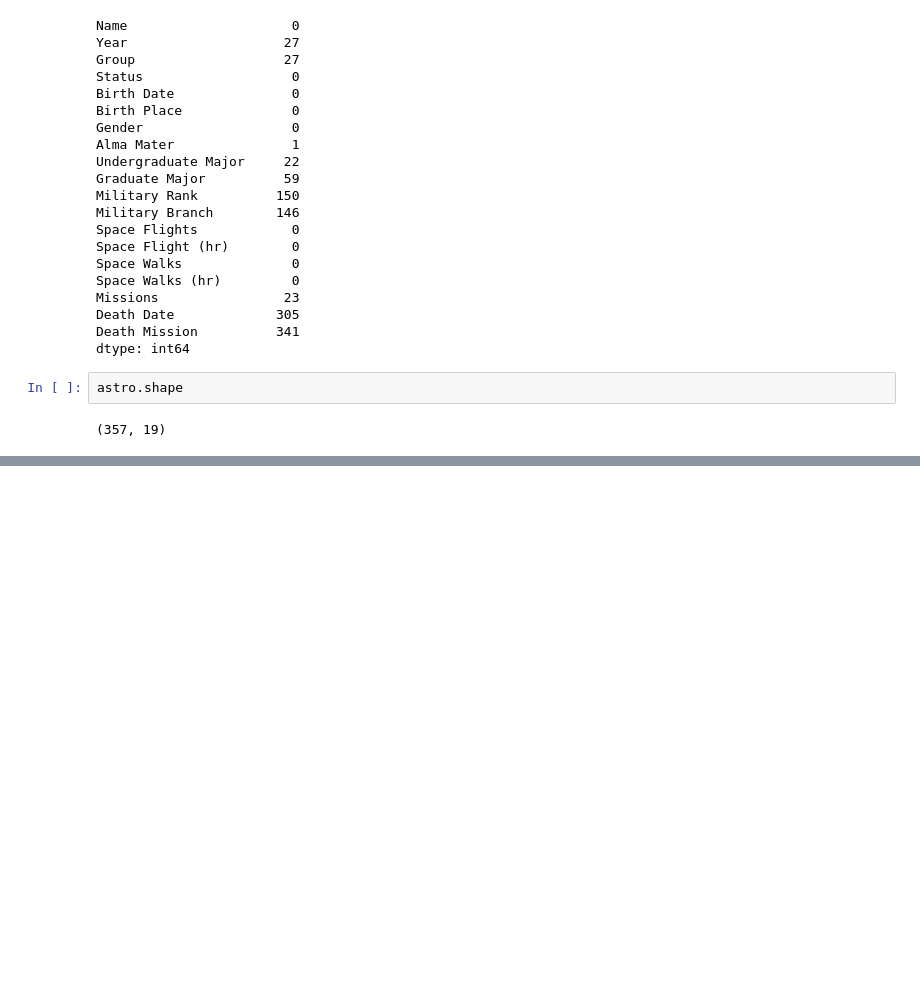
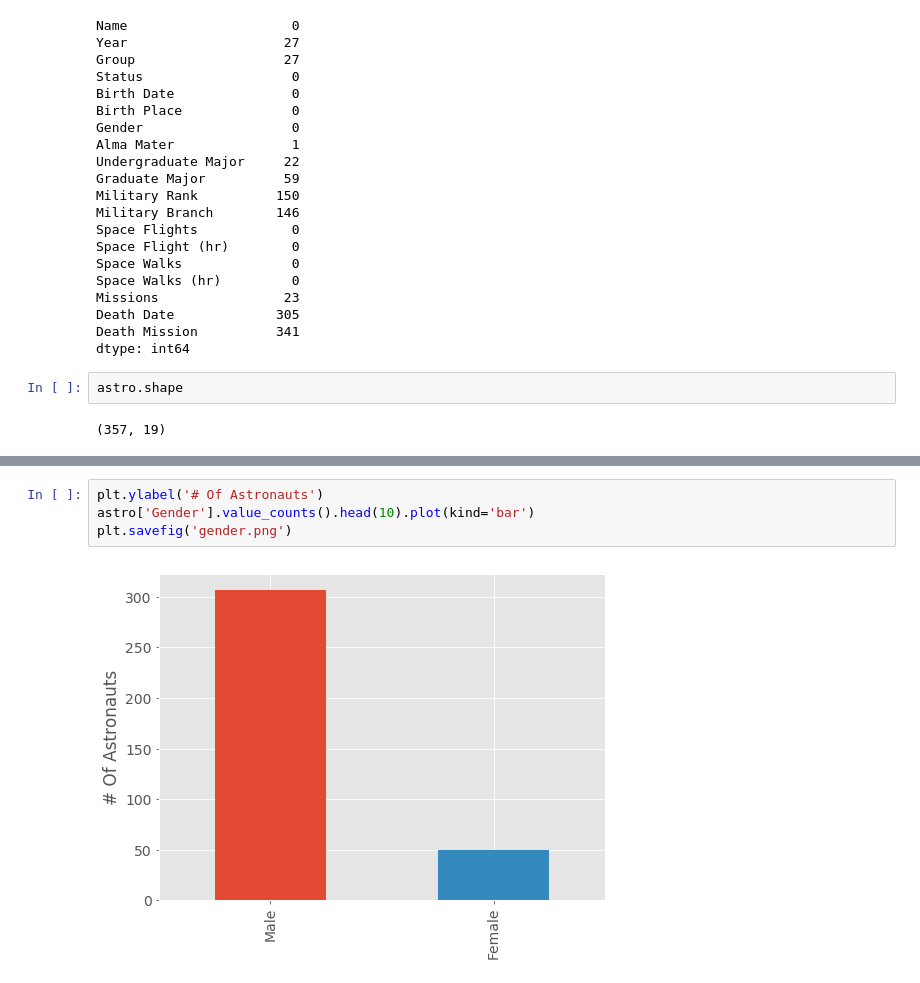
Before and after one commit to AnthonyH13/astronaut_website, a Jupyter notebook: Untitled.ipynb, the cells around one changed output, grey strips where cells are left out. Saved outputs shown, nothing was run; the diff lists cells and outputs as text; blank space fills up the shorter version.

```diff
--- a/Untitled.ipynb
+++ b/Untitled.ipynb
@@ -80,0 +85,6 @@ ValueError: scatter requires an x and y column
+# %%
+plt.ylabel('# Of Astronauts')
+astro['Gender'].value_counts().head(10).plot(kind='bar')
+plt.savefig('gender.png')
+# %% [output]
+[figure, added]
```
Also changed, not shown: parts of 7 cells of this notebook, 13 other files.
